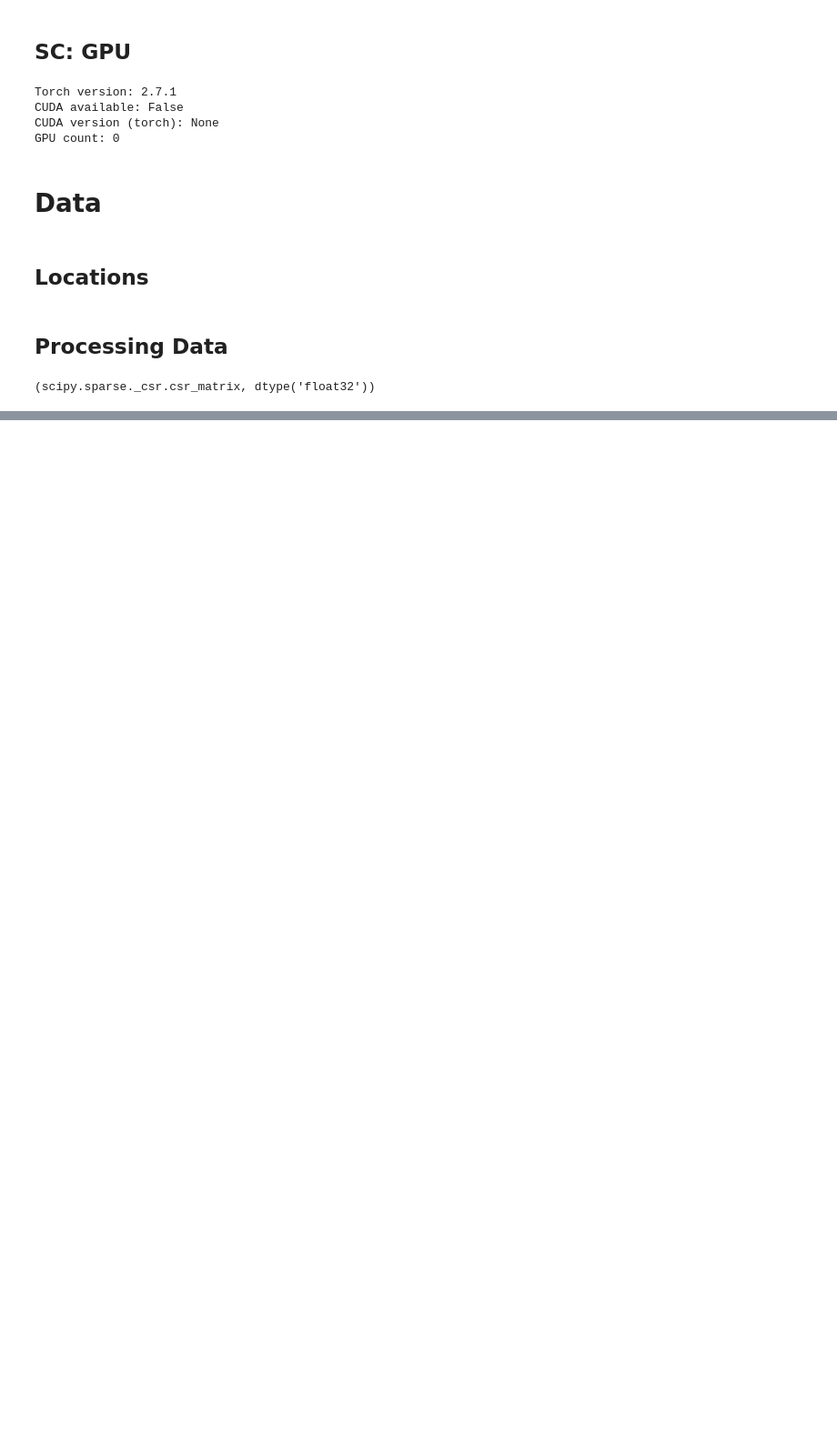
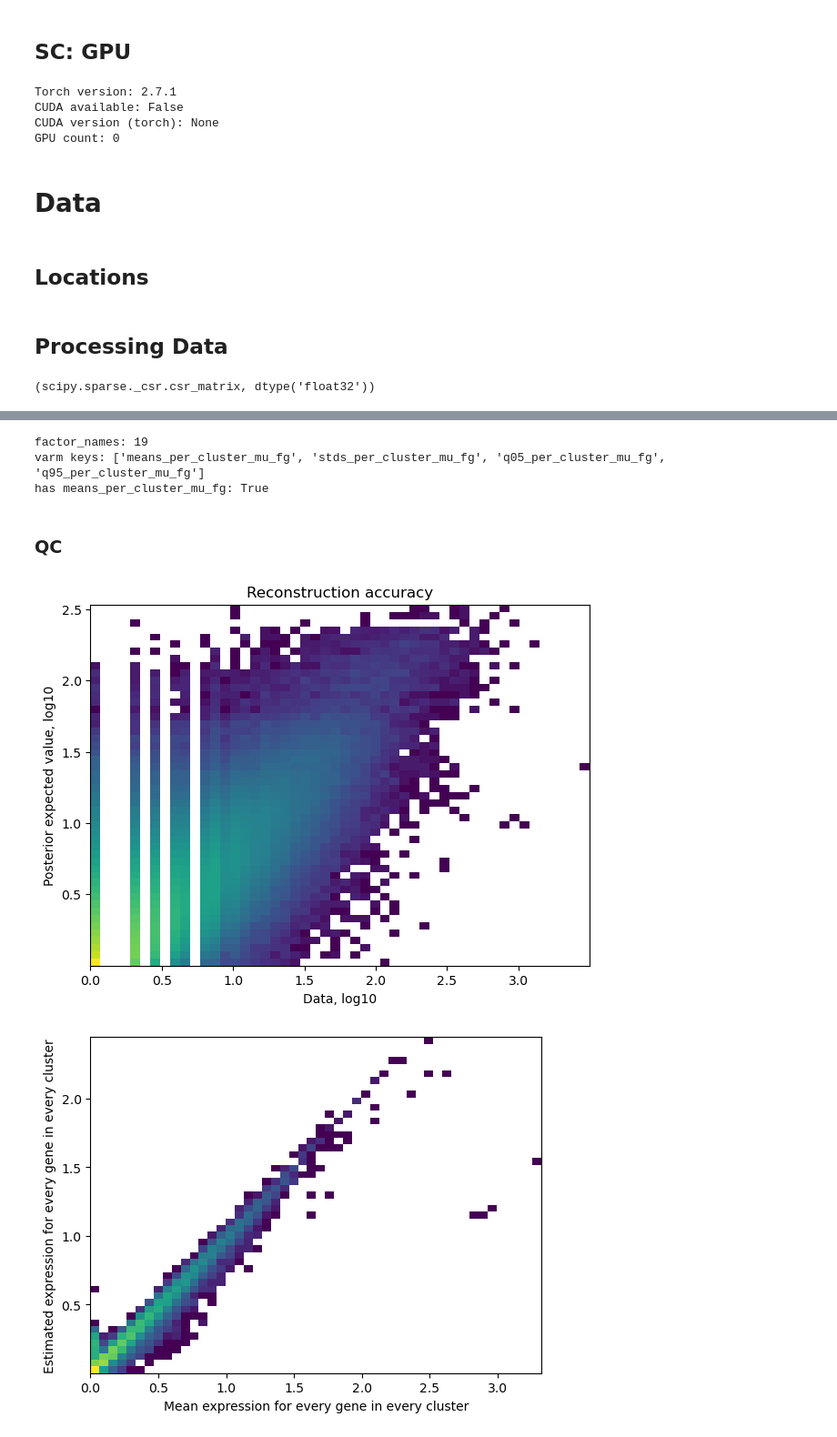
Before and after one commit to Li-Lab-COH/Spatial_CAR_T, a Jupyter notebook: CellTypeAnnotation/C2L_Training.ipynb, the cells around one changed output, grey strips where cells are left out. Shown at 91% size. Cells and saved outputs as stored; diff of their text form; code cells hidden in the pictures; blank space fills up the shorter version.

```diff
--- a/CellTypeAnnotation/C2L_Training.ipynb
+++ b/CellTypeAnnotation/C2L_Training.ipynb
@@ -130,0 +243,9 @@ selected = filter_genes(adata_ref, cell_count_cutoff=5, cell_percentage_cutoff2=
+# %%
+# Should exist after export_posterior:
+print("factor_names:", len(adata_ref.uns["mod"]["factor_names"]))
+print("varm keys:", list(adata_ref.varm.keys())[:10])
+print("has means_per_cluster_mu_fg:", "means_per_cluster_mu_fg" in adata_ref.varm)
+# %% [output]
+factor_names: 19
+varm keys: ['means_per_cluster_mu_fg', 'stds_per_cluster_mu_fg', 'q05_per_cluster_mu_fg', 'q95_per_cluster_mu_fg']
+has means_per_cluster_mu_fg: True
@@ -130,0 +254,7 @@ selected = filter_genes(adata_ref, cell_count_cutoff=5, cell_percentage_cutoff2=
+# %% [markdown]
+### QC
+# %%
+mod.plot_QC()
+# %% [output]
+[figure, added]
+[figure, added]
```
Also changed, not shown: parts of 20 cells of this notebook, 1 other file.
